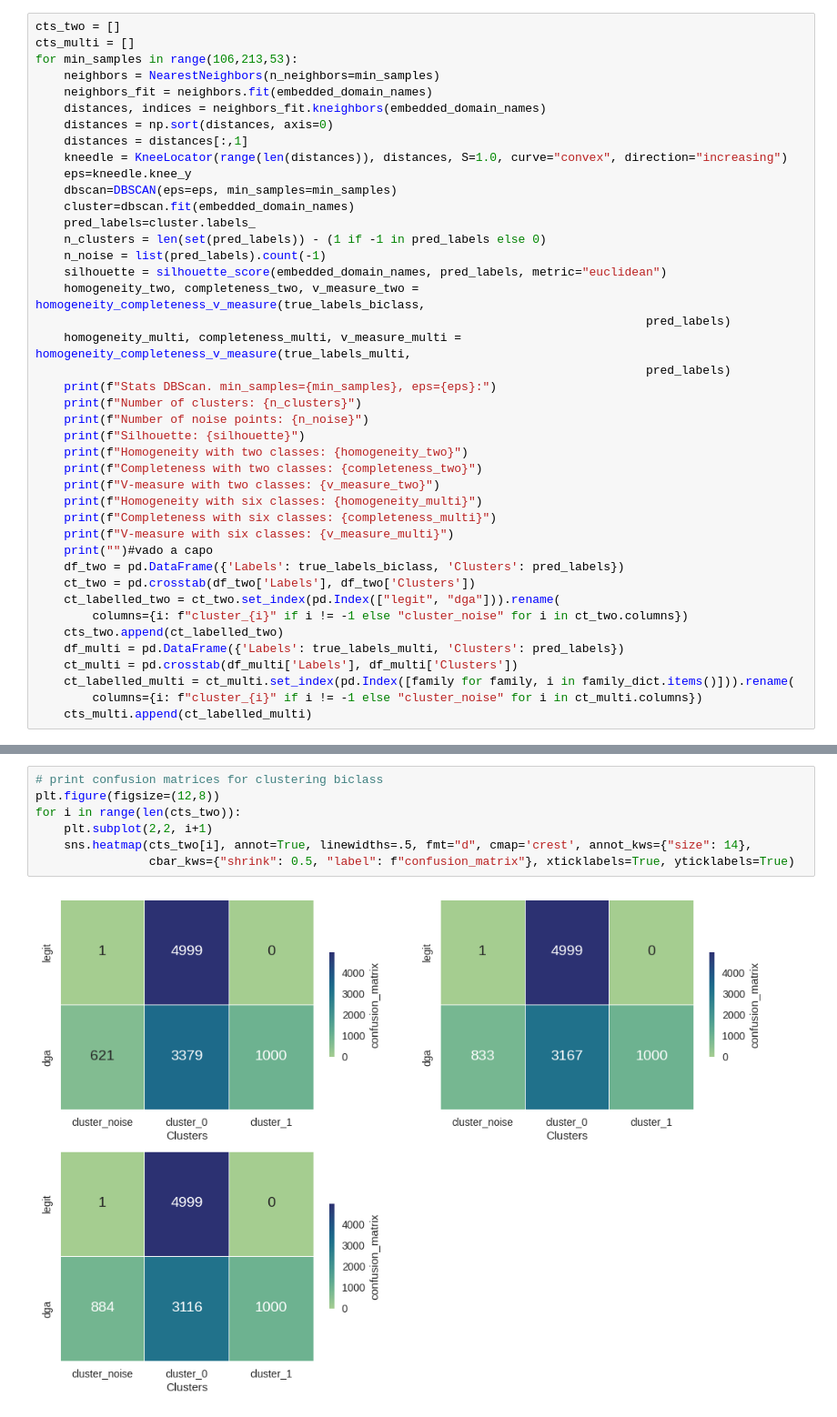
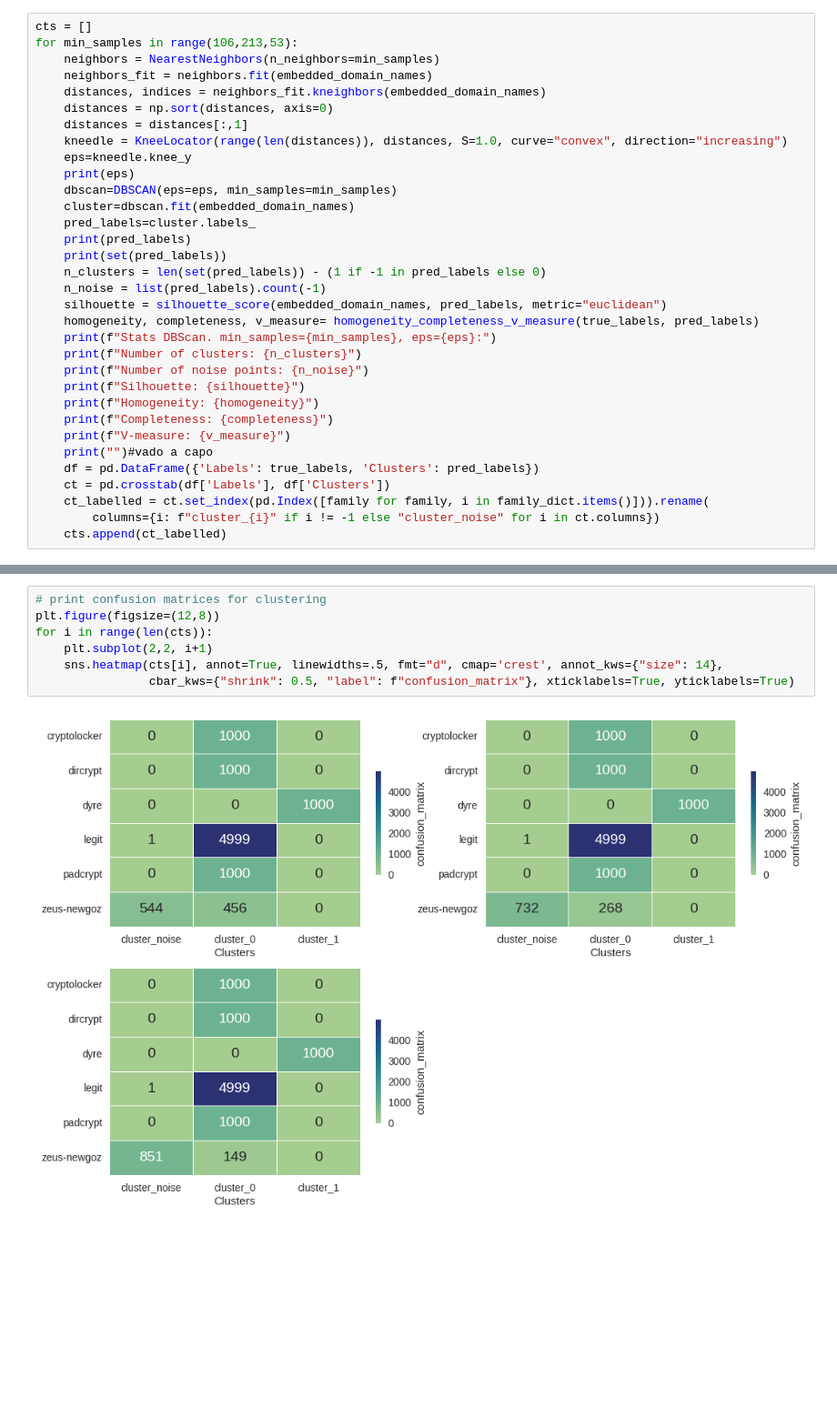
Before and after one commit to S1107327/datascience, a Jupyter notebook: Clustering.ipynb, the cells around one changed output, grey strips where cells are left out. Shown at 91% size. Cells and saved outputs as stored; diff of their text form; blank space fills up the shorter version.

Commit message:
Revert "Completato clustering"
This reverts commit c02ec640fa48058a09f82070dd77f598f0614b9c.

```diff
--- a/Clustering.ipynb
+++ b/Clustering.ipynb
@@ -158,7 +86,6 @@ visualizer.show()
 <Axes: title={'center': 'Silhouette Plot of KMeans Clustering for 10000 Samples in 2 Centers'}, xlabel='silhouette coefficient values', ylabel='cluster label'>
 # %%
-cts_two = []
-cts_multi = []
+cts = []
 for min_samples in range(106,213,53):
     neighbors = NearestNeighbors(n_neighbors=min_samples)
     neighbors_fit = neighbors.fit(embedded_domain_names)
@@ -167,35 +94,27 @@ for min_samples in range(106,213,53):
     distances = distances[:,1]
     kneedle = KneeLocator(range(len(distances)), distances, S=1.0, curve="convex", direction="increasing")
     eps=kneedle.knee_y
+    print(eps)
     dbscan=DBSCAN(eps=eps, min_samples=min_samples)
     cluster=dbscan.fit(embedded_domain_names)
     pred_labels=cluster.labels_
+    print(pred_labels)
+    print(set(pred_labels))
     n_clusters = len(set(pred_labels)) - (1 if -1 in pred_labels else 0)
     n_noise = list(pred_labels).count(-1)
     silhouette = silhouette_score(embedded_domain_names, pred_labels, metric="euclidean")
-    homogeneity_two, completeness_two, v_measure_two = homogeneity_completeness_v_measure(true_labels_biclass,
-                                                                                      pred_labels)
-    homogeneity_multi, completeness_multi, v_measure_multi = homogeneity_completeness_v_measure(true_labels_multi,
-                                                                                      pred_labels)
+    homogeneity, completeness, v_measure= homogeneity_completeness_v_measure(true_labels, pred_labels)
     print(f"Stats DBScan. min_samples={min_samples}, eps={eps}:")
     print(f"Number of clusters: {n_clusters}")
     print(f"Number of noise points: {n_noise}")
     print(f"Silhouette: {silhouette}")
-    print(f"Homogeneity with two classes: {homogeneity_two}")
-    print(f"Completeness with two classes: {completeness_two}")
-    print(f"V-measure with two classes: {v_measure_two}")
-    print(f"Homogeneity with six classes: {homogeneity_multi}")
-    print(f"Completeness with six classes: {completeness_multi}")
-    print(f"V-measure with six classes: {v_measure_multi}")
+    print(f"Homogeneity: {homogeneity}")
+    print(f"Completeness: {completeness}")
+    print(f"V-measure: {v_measure}")
     print("")#vado a capo
-    df_two = pd.DataFrame({'Labels': true_labels_biclass, 'Clusters': pred_labels})
-    ct_two = pd.crosstab(df_two['Labels'], df_two['Clusters'])
-    ct_labelled_two = ct_two.set_index(pd.Index(["legit", "dga"])).rename(
-        columns={i: f"cluster_{i}" if i != -1 else "cluster_noise" for i in ct_two.columns})
-    cts_two.append(ct_labelled_two)
-    df_multi = pd.DataFrame({'Labels': true_labels_multi, 'Clusters': pred_labels})
-    ct_multi = pd.crosstab(df_multi['Labels'], df_multi['Clusters'])
-    ct_labelled_multi = ct_multi.set_index(pd.Index([family for family, i in family_dict.items()])).rename(
-        columns={i: f"cluster_{i}" if i != -1 else "cluster_noise" for i in ct_multi.columns})
-    cts_multi.append(ct_labelled_multi)
+    df = pd.DataFrame({'Labels': true_labels, 'Clusters': pred_labels})
+    ct = pd.crosstab(df['Labels'], df['Clusters'])
+    ct_labelled = ct.set_index(pd.Index([family for family, i in family_dict.items()])).rename(
+        columns={i: f"cluster_{i}" if i != -1 else "cluster_noise" for i in ct.columns})
+    cts.append(ct_labelled)
 # %% [output]
@@ -219,9 +138,9 @@ V-measure with six classes: 0.5468274239581984
 # %%
-# print confusion matrices for clustering biclass
+# print confusion matrices for clustering
 plt.figure(figsize=(12,8))
-for i in range(len(cts_two)):
+for i in range(len(cts)):
     plt.subplot(2,2, i+1)
-    sns.heatmap(cts_two[i], annot=True, linewidths=.5, fmt="d", cmap='crest', annot_kws={"size": 14},
+    sns.heatmap(cts[i], annot=True, linewidths=.5, fmt="d", cmap='crest', annot_kws={"size": 14},
                 cbar_kws={"shrink": 0.5, "label": f"confusion_matrix"}, xticklabels=True, yticklabels=True)
 # %% [output]
-[figure, old version]
+[figure, new version]
```
Also changed, not shown: parts of 10 cells of this notebook.
